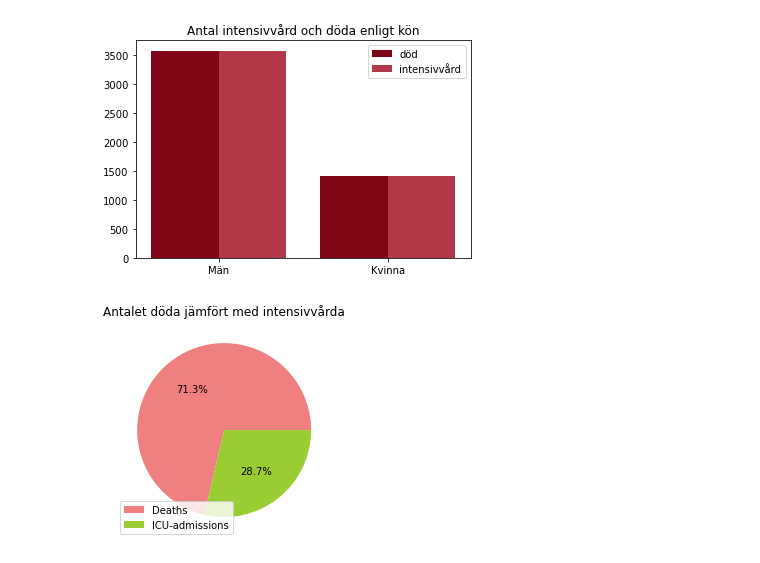
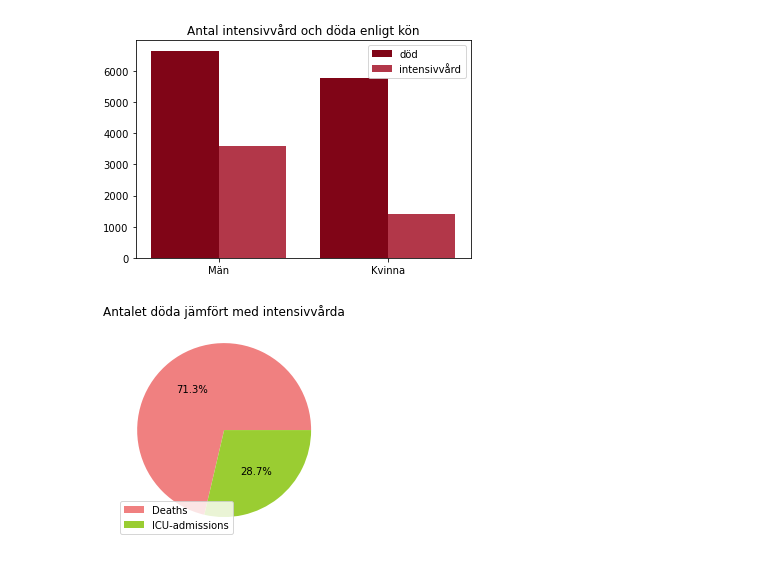
Before and after one commit to Mariam656/Mariam-Zeitouni-TE19C, a Jupyter notebook: Programering 1/project/slut-project.ipynb, the cells around one changed output. Cells and saved outputs as stored; diff of their text form; code cells hidden in the pictures.

```diff
--- a/Programering 1/project/slut-project.ipynb
+++ b/Programering 1/project/slut-project.ipynb
@@ -26,26 +1,30 @@ df
 # %%
 # Denna stapeldiagram presenterar antalet som behöver intensvvård och antalet som har dött beroende på kön
 
 import matplotlib.pyplot as plt
 import numpy as np
 
 int_male = df["Total_ICU_Admissions"][0]
 int_female = df["Total_ICU_Admissions"][1]
 
+död_male = df["Total_Deaths"] [0]
+död_female = df["Total_Deaths"][1]
+
 
 x = np.arange(2)
 intensivvård = [int_male, int_female]
-död = [3582, 1411]
+död = [död_male, död_female]
+
 width = 0.4
 
 plt.xticks(x, ["Män", "Kvinna"])
-plt.bar(x-0.2, intensivvård, width, color="#800517")
-plt.bar(x+0.2, död, width, color="#B23749")
+plt.bar(x-0.2, död, width, color="#800517")
+plt.bar(x+0.2, intensivvård, width, color="#B23749")
 plt.legend(["död", "intensivvård"])
 
 plt.title("Antal intensivvård och döda enligt kön")
 plt.show()
 # %% [output]
-[figure, old version]
+[figure, new version]
 # %%
 import matplotlib.pyplot as plt
```
Also changed, not shown: parts of 6 cells of this notebook, 2 other files.
